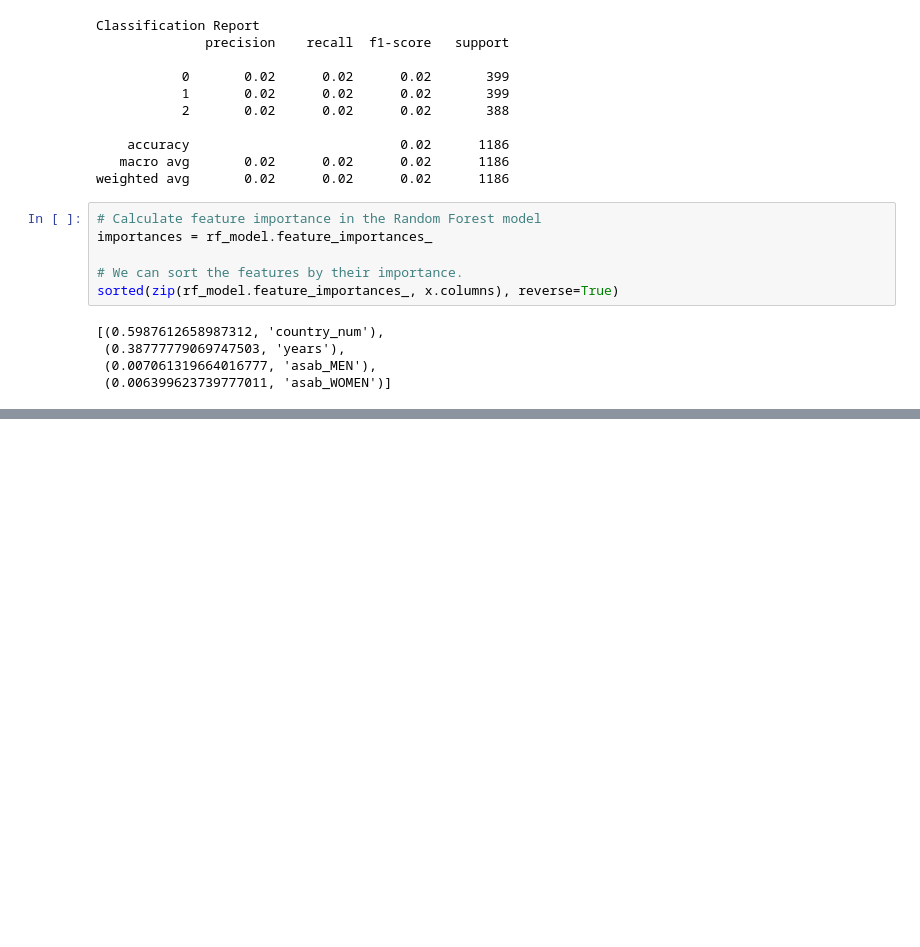
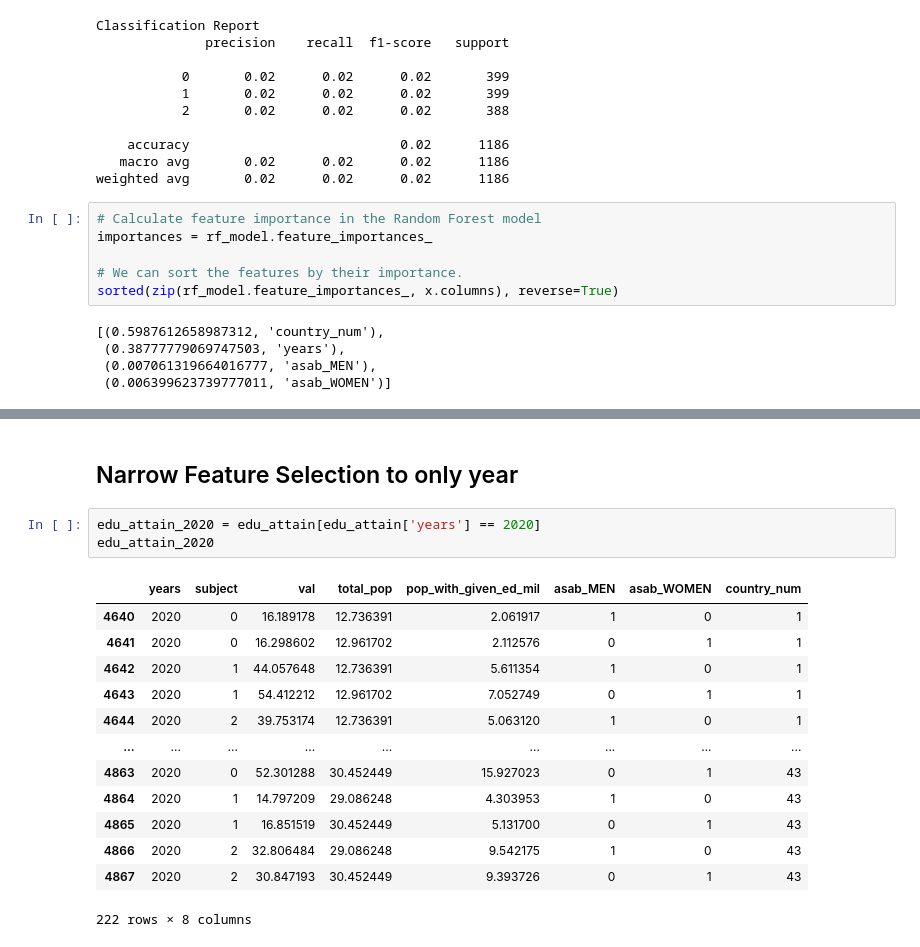
Before and after one commit to adshaughn/edu-attainment, a Jupyter notebook: machine_learning_models.ipynb, the cells around one changed output, grey strips where cells are left out. Cells and saved outputs as stored; diff of their text form; blank space fills up the shorter version.

Commit message:
narrowed dataset: still poor accuracy.

```diff
--- a/machine_learning_models.ipynb
+++ b/machine_learning_models.ipynb
@@ -445,0 +451,19 @@ for model in ml_list:
+# %% [markdown]
+## Narrow Feature Selection to only year
+# %%
+edu_attain_2020 = edu_attain[edu_attain['years'] == 2020]
+edu_attain_2020
+# %% [output]
+|  | years | subject | val | total_pop | pop_with_given_ed_mil | asab_MEN | asab_WOMEN | country_num |
+| 4640 | 2020 | 0 | 16.189178 | 12.736391 | 2.061917 | 1 | 0 | 1 |
+| 4641 | 2020 | 0 | 16.298602 | 12.961702 | 2.112576 | 0 | 1 | 1 |
+| 4642 | 2020 | 1 | 44.057648 | 12.736391 | 5.611354 | 1 | 0 | 1 |
+| 4643 | 2020 | 1 | 54.412212 | 12.961702 | 7.052749 | 0 | 1 | 1 |
+| 4644 | 2020 | 2 | 39.753174 | 12.736391 | 5.063120 | 1 | 0 | 1 |
+| ... | ... | ... | ... | ... | ... | ... | ... | ... |
+| 4863 | 2020 | 0 | 52.301288 | 30.452449 | 15.927023 | 0 | 1 | 43 |
+| 4864 | 2020 | 1 | 14.797209 | 29.086248 | 4.303953 | 1 | 0 | 43 |
+| 4865 | 2020 | 1 | 16.851519 | 30.452449 | 5.131700 | 0 | 1 | 43 |
+| 4866 | 2020 | 2 | 32.806484 | 29.086248 | 9.542175 | 1 | 0 | 43 |
+| 4867 | 2020 | 2 | 30.847193 | 30.452449 | 9.393726 | 0 | 1 | 43 |
+222 rows × 8 columns
```
Also changed, not shown: parts of 43 cells of this notebook.
